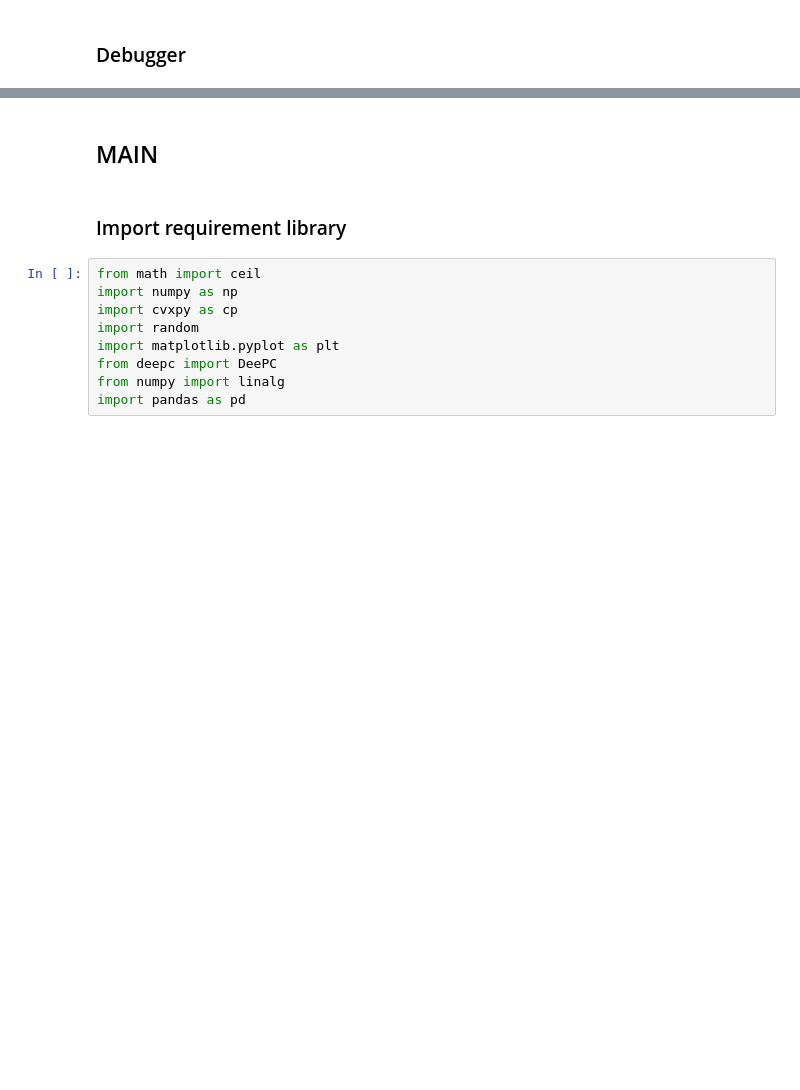
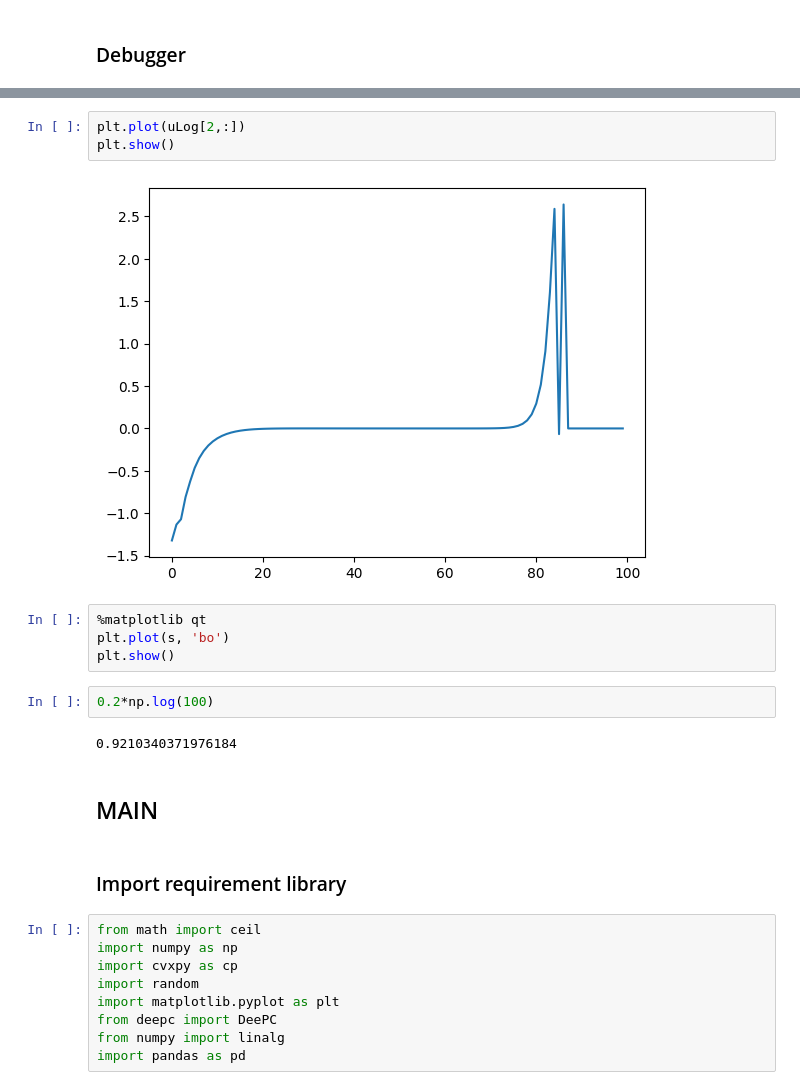
Before and after one commit to pSujet/DeepC, a Jupyter notebook: main_deepc.ipynb, the cells around one changed output, grey strips where cells are left out. Cells and saved outputs as stored; diff of their text form; blank space fills up the shorter version.

```diff
--- a/main_deepc.ipynb
+++ b/main_deepc.ipynb
@@ -170,3 +256,16 @@ We are good to go!!
+# %%
+plt.plot(uLog[2,:])
+plt.show()
+# %% [output]
+[figure, added]
+# %%
+%matplotlib qt
+plt.plot(s, 'bo')
+plt.show()
+# %%
+0.2*np.log(100)
+# %% [output]
+0.9210340371976184
 # %% [markdown]
 ## MAIN
 # %% [markdown]
```
Also changed, not shown: parts of 3 cells of this notebook, 1 other file.
